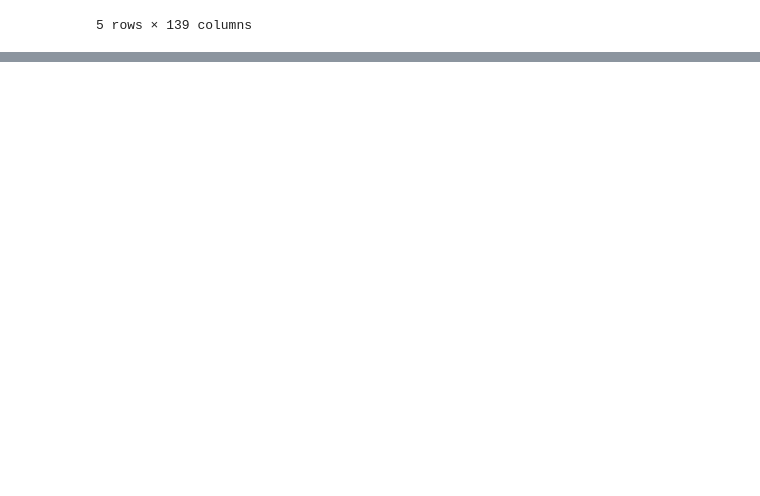
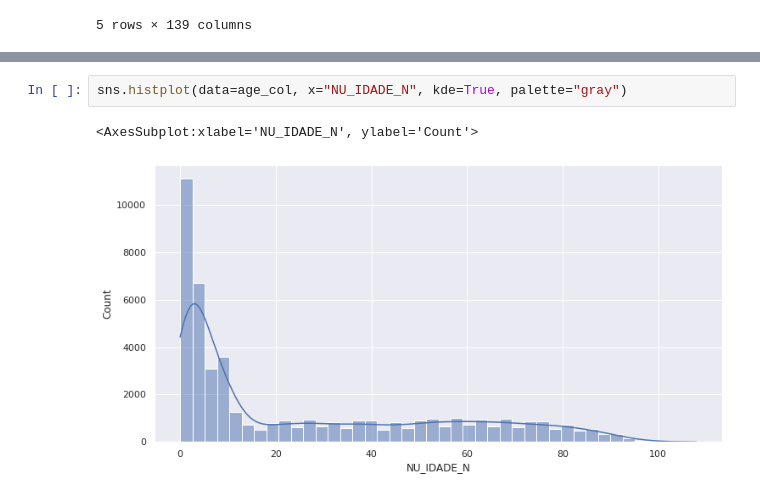
Before and after one commit to pierrepita/super-srag-ai-covid19-google-cidacs, a Jupyter notebook: 03-preprocessing-srag-2019-to-2021.ipynb, the cells around one changed output, grey strips where cells are left out. Cells and saved outputs as stored; diff of their text form; blank space fills up the shorter version.

```diff
--- a/03-preprocessing-srag-2019-to-2021.ipynb
+++ b/03-preprocessing-srag-2019-to-2021.ipynb
@@ -51,0 +165,5 @@ srag_2019.limit(5).toPandas()
+# %%
+sns.histplot(data=age_col, x="NU_IDADE_N", kde=True, palette="gray")
+# %% [output]
+<AxesSubplot:xlabel='NU_IDADE_N', ylabel='Count'>
+[figure, added]
```
Also changed, not shown: parts of 38 cells of this notebook.
